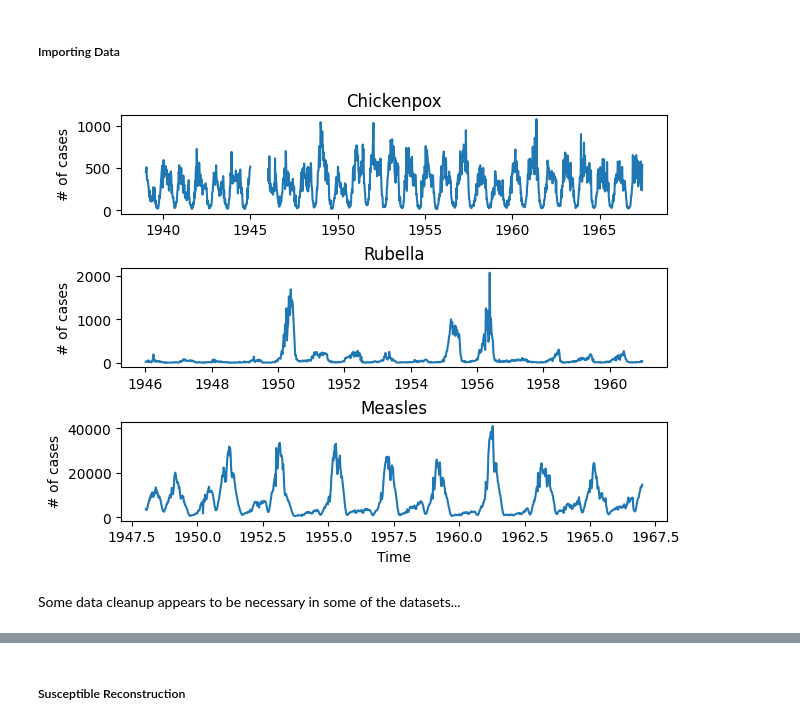
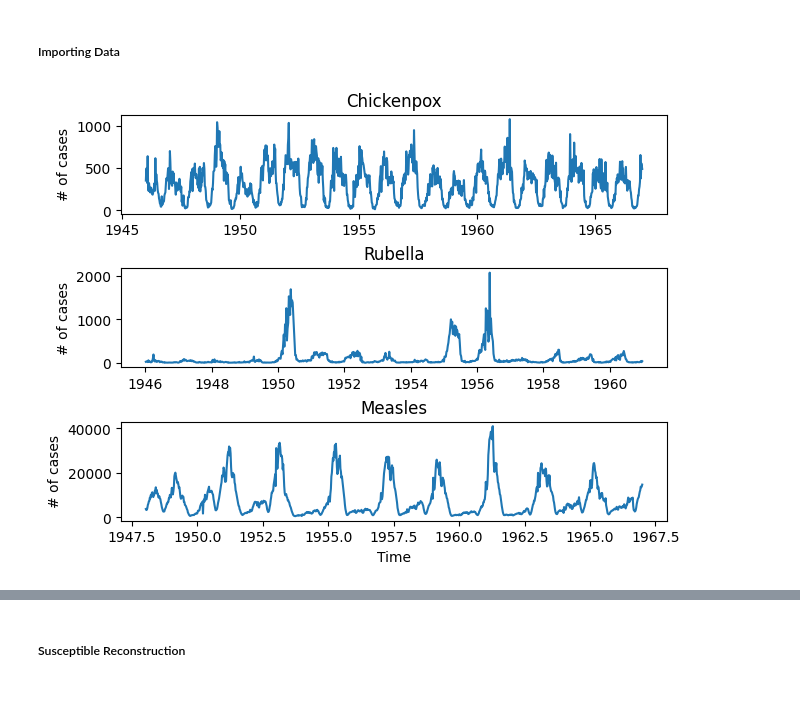
Before and after one commit to rdcarini/AMATH575, a Jupyter notebook: sindy_sandbox.ipynb, the cells around one changed output, grey strips where cells are left out. Saved outputs shown, nothing was run; the diff lists cells and outputs as text; code cells hidden in the pictures; blank space fills up the shorter version.

```diff
--- a/sindy_sandbox.ipynb
+++ b/sindy_sandbox.ipynb
@@ -756,16 +722,0 @@ for week in range(0,len(t)-1):
-# %%
-##############################
-# Plot data
-##############################
-
-fig, ((ax1, ax2)) = plt.subplots(2, 1, layout="constrained")
-
-ax1.plot(t,S)
-ax1.set_ylabel('Susceptible')
-ax1.set_title('')
-
-ax2.plot(t,I)
-ax2.set_xlabel('Time')
-ax2.set_ylabel('Infected')
-ax2.set_title('')
-plt.show()
@@ -834,26 +768,30 @@ measles_data.columns = ["week", "cases", "population", "births"]
 # %%
 ##############################
 # Plot data
 ##############################
 
 fig, ((ax1, ax2, ax3)) = plt.subplots(3, 1, layout="constrained")
+
+chickenpox_data = load_dataset("chickenpox")
+rubella_data = load_dataset("rubella")
+measles_data = load_dataset("measles")
 
 ax1.plot(chickenpox_data["week"],chickenpox_data["cases"])
 ax1.set_ylabel('# of cases')
 ax1.set_title('Chickenpox')
 
 ax2.plot(rubella_data["week"],rubella_data["cases"])
 ax2.set_ylabel('# of cases')
 ax2.set_title('Rubella')
 
 ax3.plot(measles_data["week"],measles_data["cases"])
 ax3.set_xlabel('Time')
 ax3.set_ylabel('# of cases')
 ax3.set_title('Measles')
 
 plt.show()
 # %% [output]
-[figure, old version]
+[figure, new version]
 # %%
 def get_population_and_birth_fit(disease="measles", plt_results=False):
 
@@ -930,5 +880,3 @@ def get_population_and_birth_fit(disease="measles", plt_results=False):
         raise RuntimeError("Error: select one disease of (1) Rubella, (2) Chickenpox, or (3) Measles to load data")
 
     return P, B
-# %% [markdown]
-Some data cleanup appears to be necessary in some of the datasets...
```
Also changed, not shown: parts of 37 cells of this notebook.
